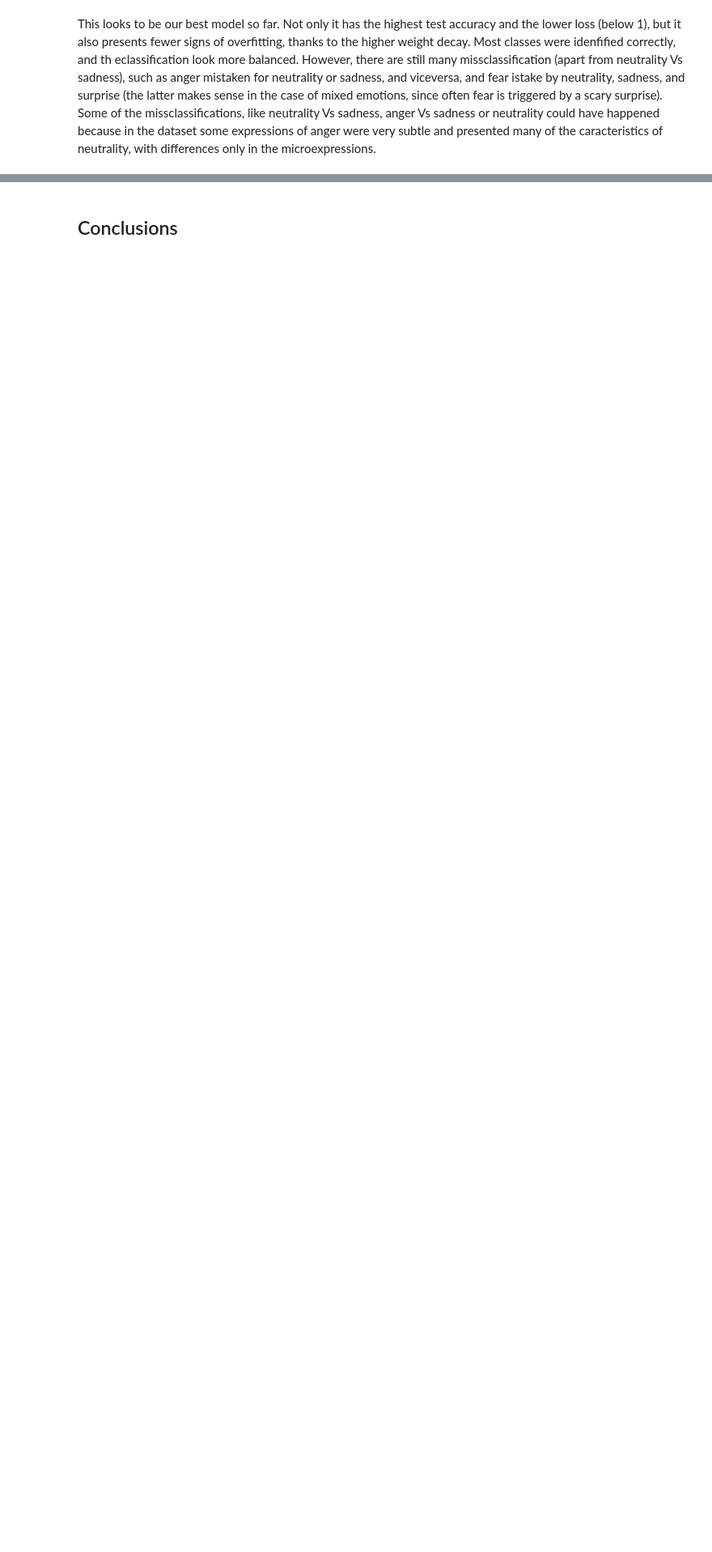
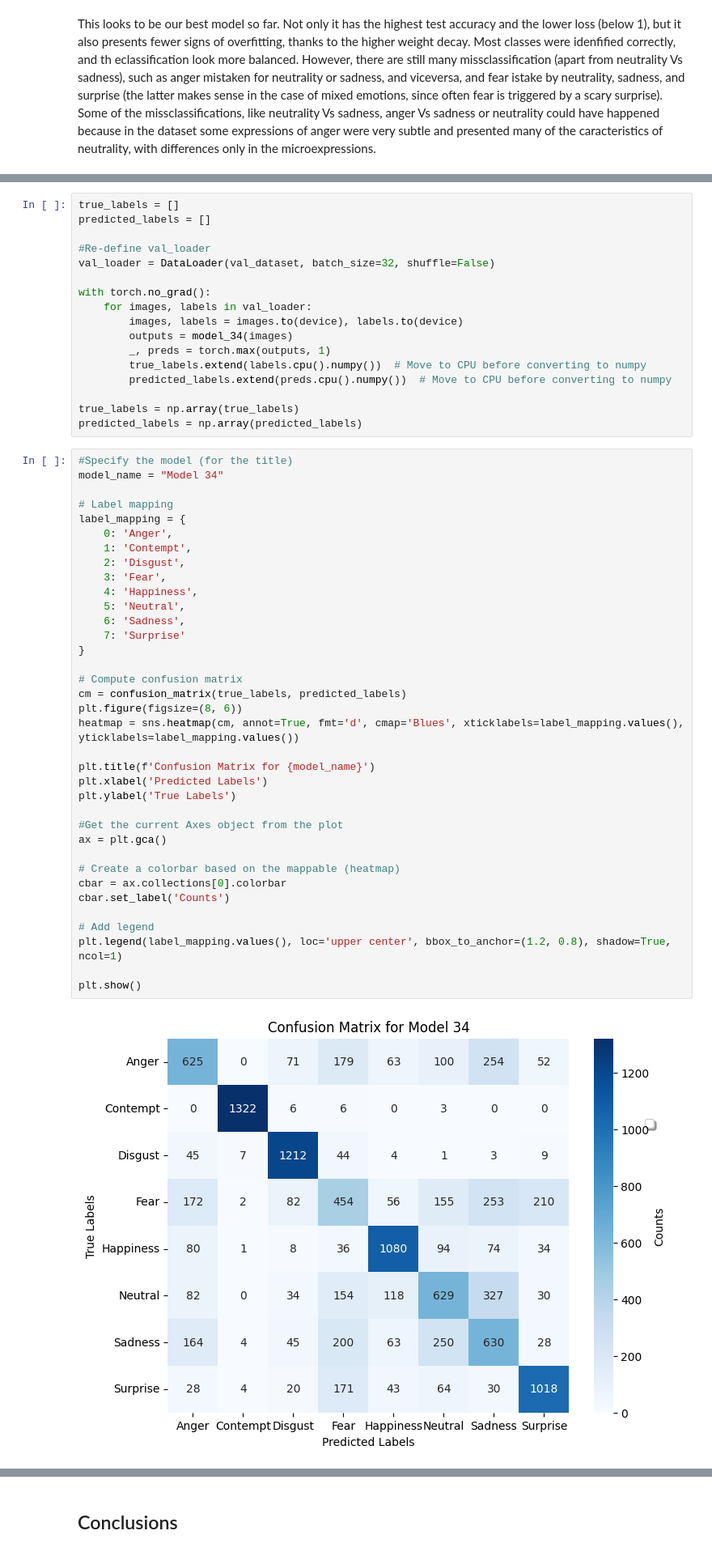
Before and after one commit to GabNoaro/emotion_classification, a Jupyter notebook: Emotion_Recognition_from_Faces_with_CNN_Part_2.ipynb, the cells around one changed output, grey strips where cells are left out. Shown at 81% size. Drawn from its saved outputs; the diff is of its cells as text; blank space fills up the shorter version.

```diff
--- a/Emotion_Recognition_from_Faces_with_CNN_Part_2.ipynb
+++ b/Emotion_Recognition_from_Faces_with_CNN_Part_2.ipynb
@@ -5668,0 +6179,55 @@ Most classes were idenfified correctly, and th eclassification look more balance
+# %%
+true_labels = []
+predicted_labels = []
+
+#Re-define val_loader
+val_loader = DataLoader(val_dataset, batch_size=32, shuffle=False)
+
+with torch.no_grad():
+    for images, labels in val_loader:
+        images, labels = images.to(device), labels.to(device)
+        outputs = model_34(images)
+        _, preds = torch.max(outputs, 1)
+        true_labels.extend(labels.cpu().numpy())  # Move to CPU before converting to numpy
+        predicted_labels.extend(preds.cpu().numpy())  # Move to CPU before converting to numpy
+
+true_labels = np.array(true_labels)
+predicted_labels = np.array(predicted_labels)
+# %%
+#Specify the model (for the title)
+model_name = "Model 34"
+
+# Label mapping
+label_mapping = {
+    0: 'Anger',
+    1: 'Contempt',
+    2: 'Disgust',
+    3: 'Fear',
+    4: 'Happiness',
+    5: 'Neutral',
+    6: 'Sadness',
+    7: 'Surprise'
+}
+
+# Compute confusion matrix
+cm = confusion_matrix(true_labels, predicted_labels)
+plt.figure(figsize=(8, 6))
+heatmap = sns.heatmap(cm, annot=True, fmt='d', cmap='Blues', xticklabels=label_mapping.values(), yticklabels=label_mapping.values())
+
+plt.title(f'Confusion Matrix for {model_name}')
+plt.xlabel('Predicted Labels')
+plt.ylabel('True Labels')
+
+#Get the current Axes object from the plot
+ax = plt.gca()
+
+# Create a colorbar based on the mappable (heatmap)
+cbar = ax.collections[0].colorbar
+cbar.set_label('Counts')
+
+# Add legend
+plt.legend(label_mapping.values(), loc='upper center', bbox_to_anchor=(1.2, 0.8), shadow=True, ncol=1)
+
+plt.show()
+# %% [output]
+[figure, added]
```
Also changed, not shown: parts of 29 cells of this notebook.
